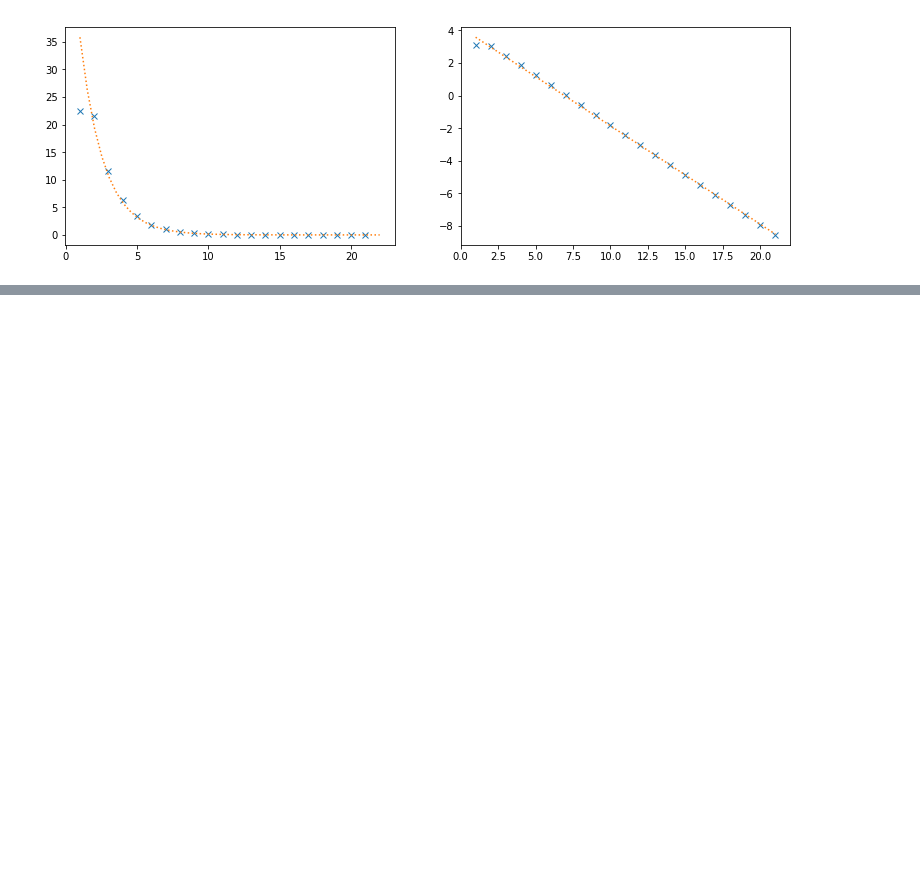
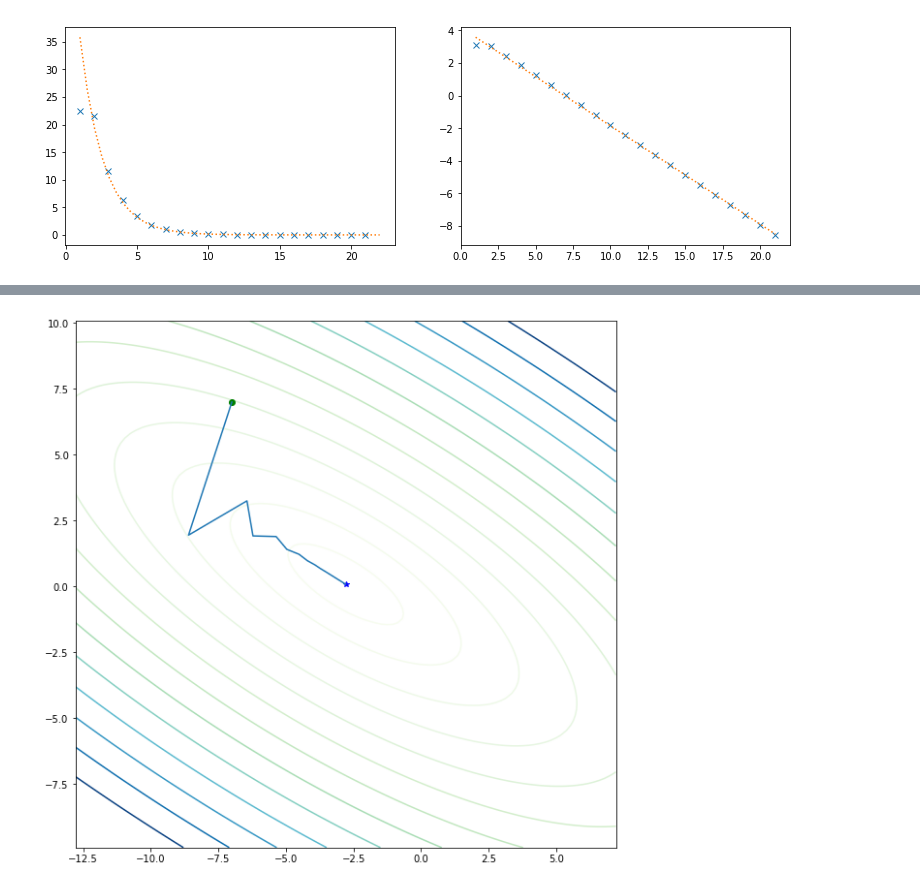
Before and after one commit to ananasness/optimize_it, a Jupyter notebook: demo.ipynb, the cells around one changed output, grey strips where cells are left out. Saved outputs shown, nothing was run; the diff lists cells and outputs as text; code cells hidden in the pictures; blank space fills up the shorter version.

```diff
--- a/demo.ipynb
+++ b/demo.ipynb
@@ -67,0 +80,6 @@ plt.plot(*xs[-1], 'x')
+# %%
+x_0 = [-7, 7]
+xs, fs = back_descent(x_0, f, grad, iters=40)
+p = plot_it(f, x_star, x_0, xs);
+# %% [output]
+[figure, added]
```
Also changed, not shown: parts of 9 cells of this notebook, 2 other files.
